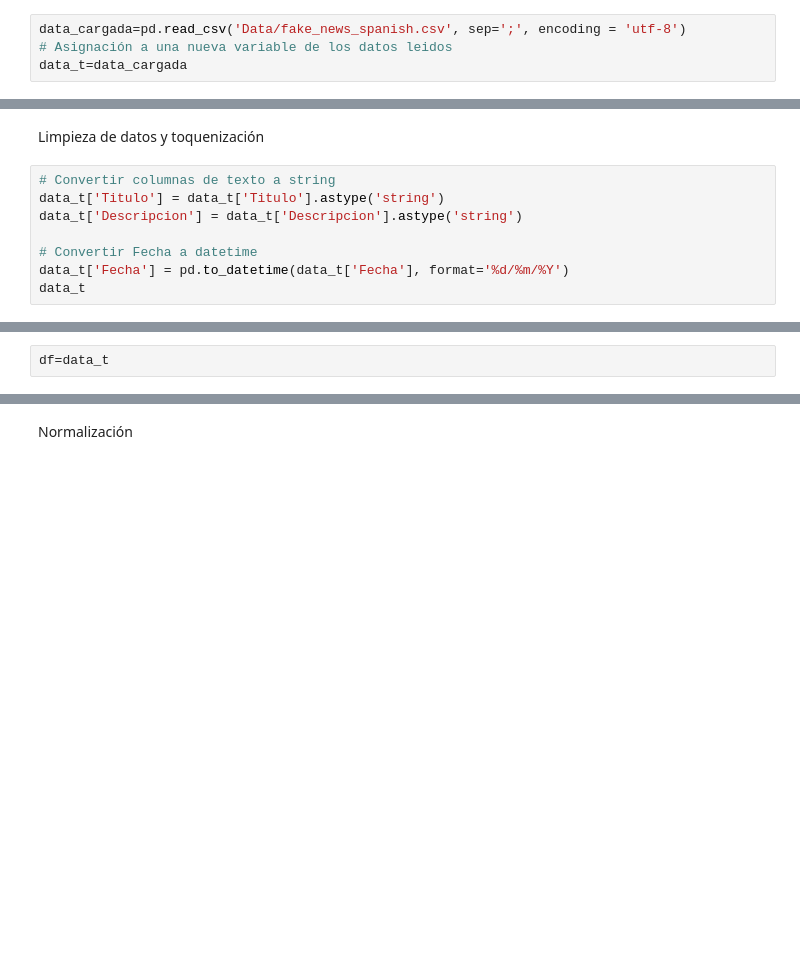
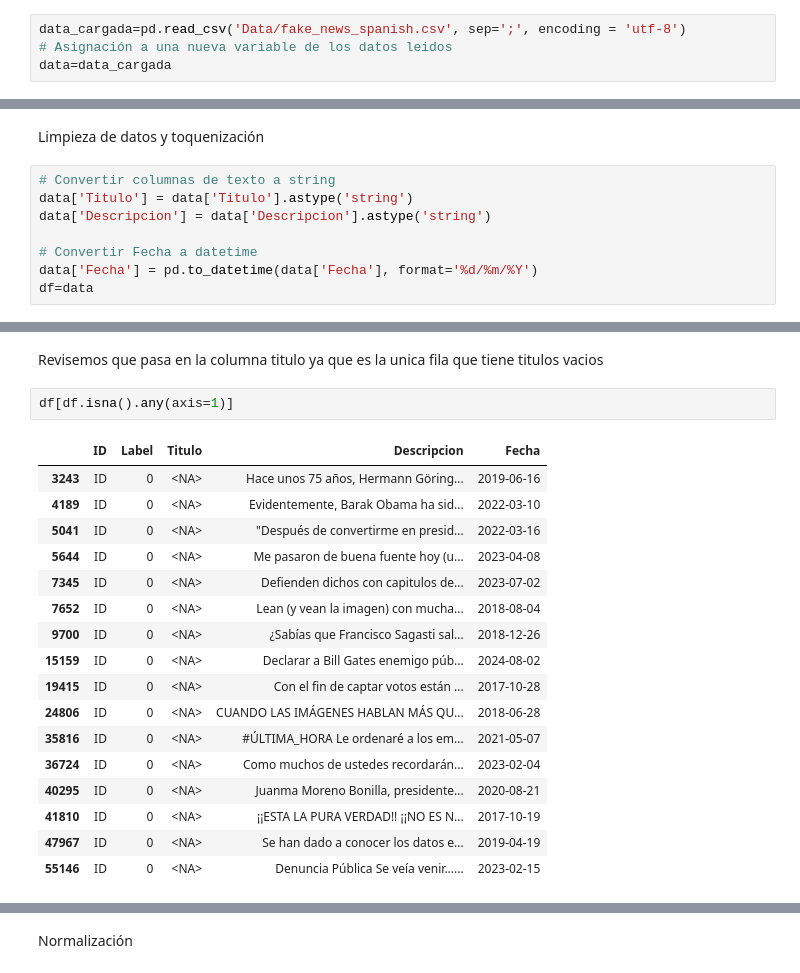
Before and after one commit to JairoFierro/Proy1, a Jupyter notebook: proyecto1.ipynb, the cells around one changed output, grey strips where cells are left out. Saved outputs shown, nothing was run; the diff lists cells and outputs as text; blank space fills up the shorter version.

```diff
--- a/proyecto1.ipynb
+++ b/proyecto1.ipynb
@@ -70,4 +80,4 @@ Carga de datos
 # %%
 data_cargada=pd.read_csv('Data/fake_news_spanish.csv', sep=';', encoding = 'utf-8')
 # Asignación a una nueva variable de los datos leidos
-data_t=data_cargada
+data=data_cargada
@@ -144,9 +159,9 @@ textos_analisis
 Limpieza de datos y toquenización
 # %%
 # Convertir columnas de texto a string
-data_t['Titulo'] = data_t['Titulo'].astype('string')
-data_t['Descripcion'] = data_t['Descripcion'].astype('string')
+data['Titulo'] = data['Titulo'].astype('string')
+data['Descripcion'] = data['Descripcion'].astype('string')
 
 # Convertir Fecha a datetime
-data_t['Fecha'] = pd.to_datetime(data_t['Fecha'], format='%d/%m/%Y')
-data_t
+data['Fecha'] = pd.to_datetime(data['Fecha'], format='%d/%m/%Y')
+df=data
@@ -167,2 +167,0 @@ data_t
-# %%
-df=data_t
@@ -168,0 +179,22 @@ df=data_t
+# %% [markdown]
+Revisemos que pasa en la columna titulo ya que es la unica fila que tiene titulos vacios
+# %%
+df[df.isna().any(axis=1)]
+# %% [output]
+|  | ID | Label | Titulo | Descripcion | Fecha |
+| 3243 | ID | 0 | <NA> | Hace unos 75 años, Hermann Göring... | 2019-06-16 |
+| 4189 | ID | 0 | <NA> | Evidentemente, Barak Obama ha sid... | 2022-03-10 |
+| 5041 | ID | 0 | <NA> | "Después de convertirme en presid... | 2022-03-16 |
+| 5644 | ID | 0 | <NA> | Me pasaron de buena fuente hoy (u... | 2023-04-08 |
+| 7345 | ID | 0 | <NA> | Defienden dichos con capitulos de... | 2023-07-02 |
+| 7652 | ID | 0 | <NA> | Lean (y vean la imagen) con mucha... | 2018-08-04 |
+| 9700 | ID | 0 | <NA> | ¿Sabías que Francisco Sagasti sal... | 2018-12-26 |
+| 15159 | ID | 0 | <NA> | Declarar a Bill Gates enemigo púb... | 2024-08-02 |
+| 19415 | ID | 0 | <NA> | Con el fin de captar votos están ... | 2017-10-28 |
+| 24806 | ID | 0 | <NA> | CUANDO LAS IMÁGENES HABLAN MÁS QU... | 2018-06-28 |
+| 35816 | ID | 0 | <NA> | #ÚLTIMA_HORA Le ordenaré a los em... | 2021-05-07 |
+| 36724 | ID | 0 | <NA> | Como muchos de ustedes recordarán... | 2023-02-04 |
+| 40295 | ID | 0 | <NA> | Juanma Moreno Bonilla, presidente... | 2020-08-21 |
+| 41810 | ID | 0 | <NA> | ¡¡ESTA LA PURA VERDAD!! ¡¡NO ES N... | 2017-10-19 |
+| 47967 | ID | 0 | <NA> | Se han dado a conocer los datos e... | 2019-04-19 |
+| 55146 | ID | 0 | <NA> | Denuncia Pública Se veía venir...... | 2023-02-15 |
```
Also changed, not shown: parts of 34 cells of this notebook.
